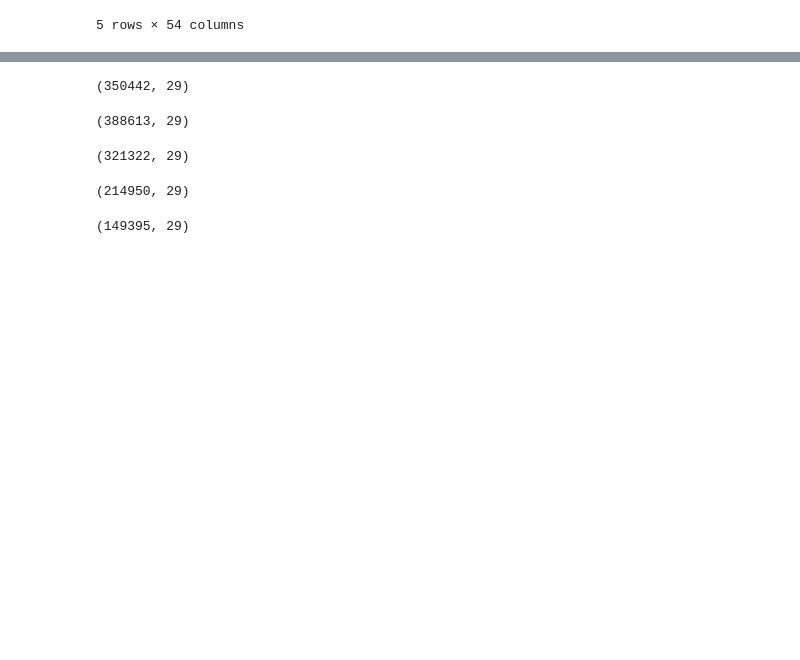
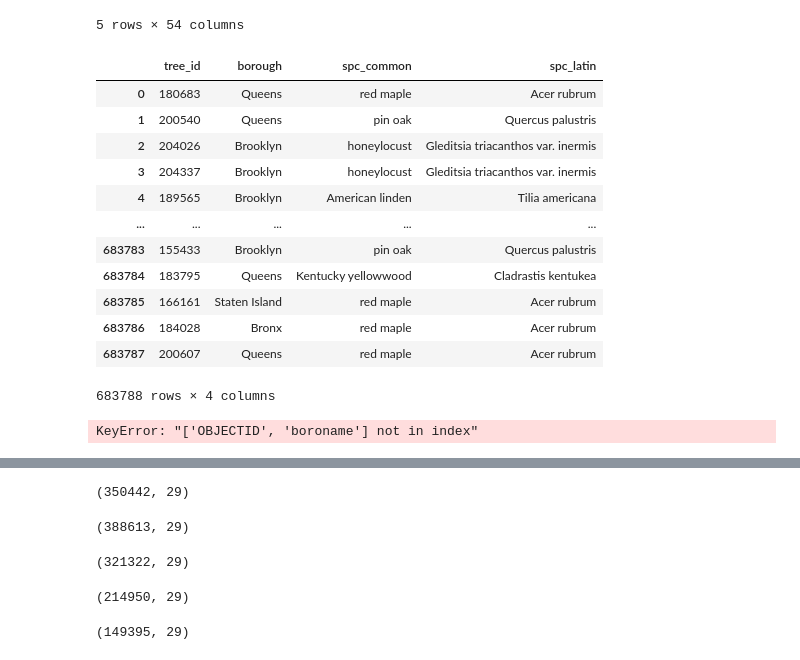
Before and after one commit to radleyciego/environmental-data-science, a Jupyter notebook: midterm/midterm.ipynb, the cells around one changed output, grey strips where cells are left out. Saved outputs shown, nothing was run; the diff lists cells and outputs as text; code cells hidden in the pictures; blank space fills up the shorter version.

```diff
--- a/midterm/midterm.ipynb
+++ b/midterm/midterm.ipynb
@@ -65,3 +78,26 @@ tree05.head()
 | 3 | 592376 | 2005 | 13 | 2254 BERGEN AVENUE | Across | Sidewalk Pit | Level | Good | PLATANUS ACERIFOLIA | LONDON PLANETREE | ... |
 | 4 | 592377 | 2005 | 15 | 2332 BERGEN AVENUE | Across | Sidewalk Pit | Level | Good | PLATANUS ACERIFOLIA | LONDON PLANETREE | ... |
 5 rows × 54 columns
+# %%
+# slice data to include only relevant columns
+tree15 = tree15[['tree_id','borough','spc_common','spc_latin']]
+tree15
+# %% [output]
+|  | tree_id | borough | spc_common | spc_latin |
+| 0 | 180683 | Queens | red maple | Acer rubrum |
+| 1 | 200540 | Queens | pin oak | Quercus palustris |
+| 2 | 204026 | Brooklyn | honeylocust | Gleditsia triacanthos var. inermis |
+| 3 | 204337 | Brooklyn | honeylocust | Gleditsia triacanthos var. inermis |
+| 4 | 189565 | Brooklyn | American linden | Tilia americana |
+| ... | ... | ... | ... | ... |
+| 683783 | 155433 | Brooklyn | pin oak | Quercus palustris |
+| 683784 | 183795 | Queens | Kentucky yellowwood | Cladrastis kentukea |
+| 683785 | 166161 | Staten Island | red maple | Acer rubrum |
+| 683786 | 184028 | Bronx | red maple | Acer rubrum |
+| 683787 | 200607 | Queens | red maple | Acer rubrum |
+683788 rows × 4 columns
+# %%
+tree05 = tree05[['OBJECTID','boroname','spc_common','spc_latin']]
+tree05
+# %% [output]
+KeyError: "['OBJECTID', 'boroname'] not in index"
```
Also changed, not shown: parts of 5 cells of this notebook.
